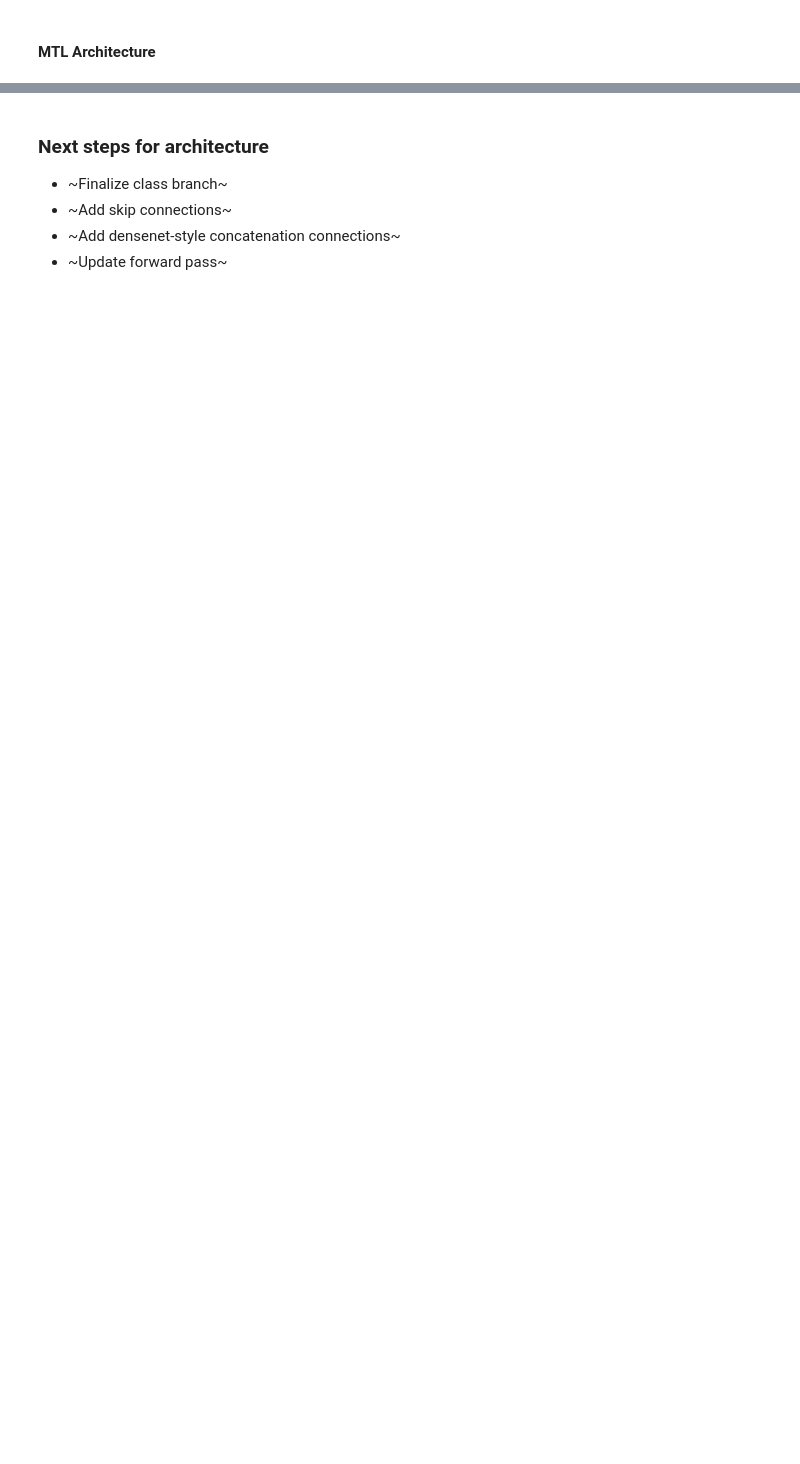
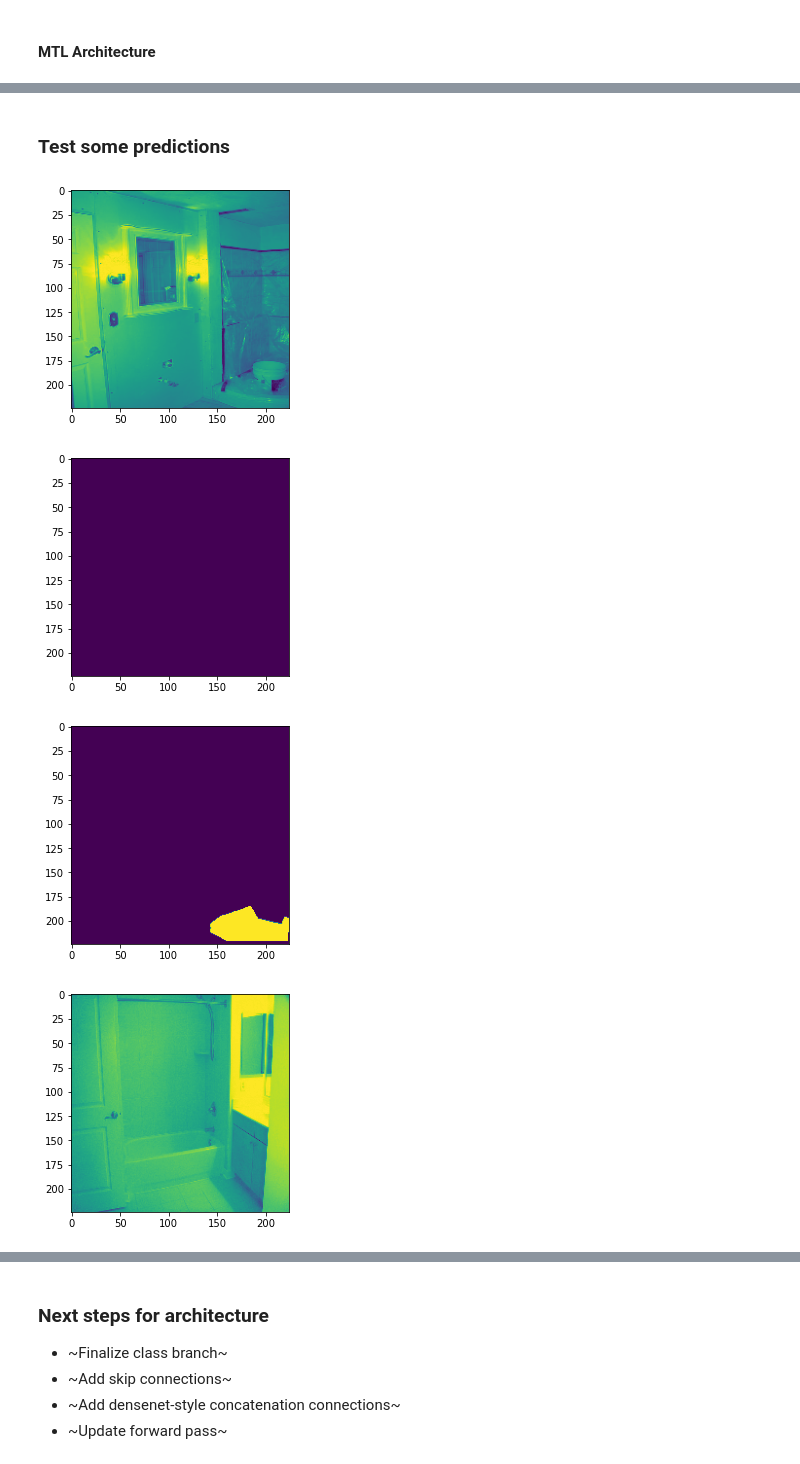
Before and after one commit to jmiano/MTLSys, a Jupyter notebook: MTL_Architecture_Development.ipynb, the cells around one changed output, grey strips where cells are left out. Drawn from its saved outputs; the diff is of its cells as text; code cells hidden in the pictures; blank space fills up the shorter version.

```diff
--- a/MTL_Architecture_Development.ipynb
+++ b/MTL_Architecture_Development.ipynb
@@ -59,3 +11,0 @@ AttributeError: 'int' object has no attribute 'shape'
-# %%
-for img, mask, classId in val_gen:
-    print(classId)
@@ -80,3 +11,0 @@ for img, mask, classId in val_gen:
-# %%
-for img, mask, classId in val_gen:  # can no longer iterate through the generator
-    print(classId)
@@ -346,0 +287,11 @@ class0 output shape: torch.Size([4, 90, 1, 1])
+# %%
+val_classes = []
+for i, (img, mask, classId) in enumerate(val_dataset):
+    val_classes.append(classId)
+val_classes = set(val_classes)
+
+indices = []
+for i, (image, mask, classId) in enumerate(train_dataset):
+    if classId in val_classes:
+        indices.append(i)
+train_dataset_subset = Subset(train_dataset, indices)
@@ -346,0 +430,27 @@ class0 output shape: torch.Size([4, 90, 1, 1])
+# %% [markdown]
+### Test some predictions
+# %%
+mtlunet = MTLUNet()
+if use_gpu:
+    mtlunet = mtlunet.cuda()
+mtlunet.load_state_dict(torch.load('models/test_model.pt'))
+mtlunet.eval()
+
+for i in range(3):
+    img = train_dataset[i][0]
+    mask = train_dataset[i][1].squeeze(0)
+    classId = train_dataset[i][2]
+    seg_output, class_output = mtlunet(img.unsqueeze(0).float().cuda())  # get model outputs
+    seg_pred = torch.argmax(seg_output, axis=1)
+    class_pred = torch.argmax(class_output, axis=1)
+    plt.imshow(img[0])
+    plt.show()
+    plt.imshow(seg_pred.squeeze(0).detach().cpu())
+    plt.show()
+    plt.imshow(mask.detach().cpu())
+    plt.show()
+# %% [output]
+[figure, added]
+[figure, added]
+[figure, added]
+[figure, added]
```
Also changed, not shown: parts of 31 cells of this notebook.
